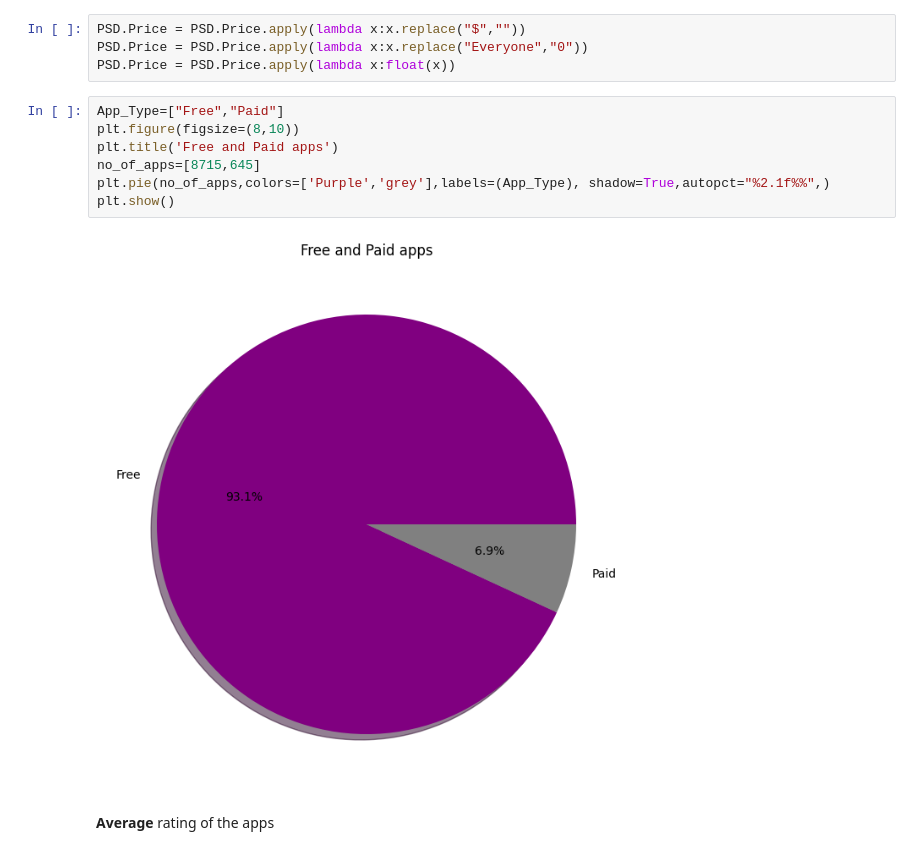
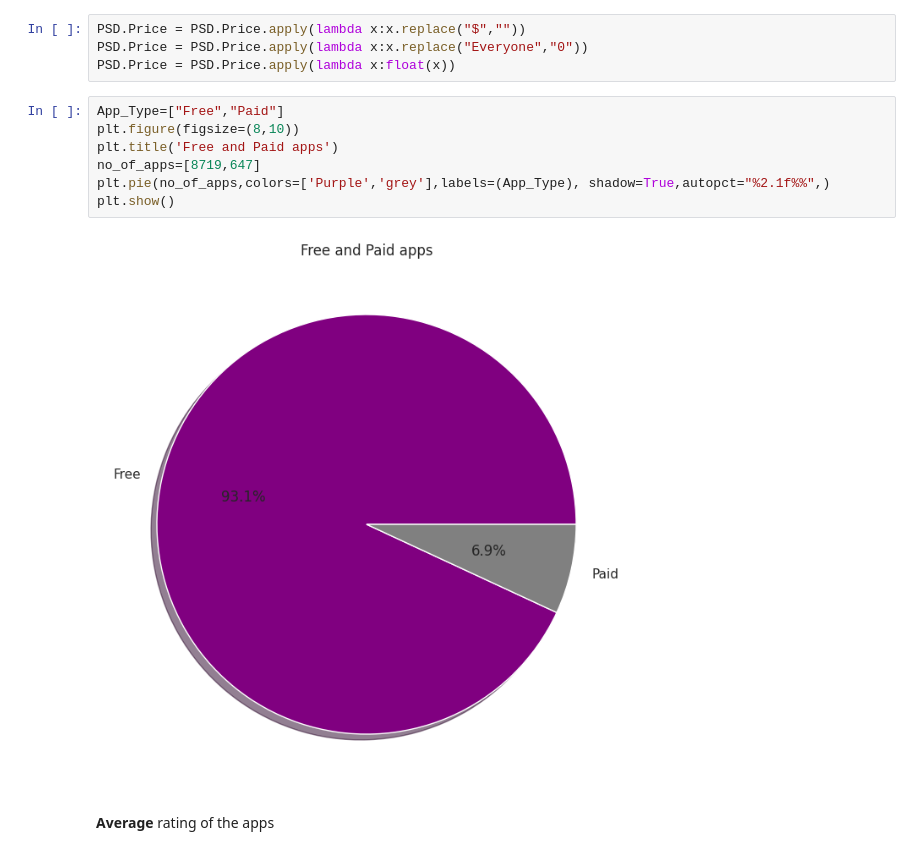
Before and after one commit to 31AKASh07/Playstore-App-analysis, a Jupyter notebook: PLAYSTORE.ipynb, the cells around one changed output. Cells and saved outputs as stored; diff of their text form.

```diff
--- a/PLAYSTORE.ipynb
+++ b/PLAYSTORE.ipynb
@@ -198,12 +198,12 @@ PSD.Price = PSD.Price.apply(lambda x:float(x))
 # %%
 App_Type=["Free","Paid"]
 plt.figure(figsize=(8,10))
 plt.title('Free and Paid apps')
-no_of_apps=[8715,645]
+no_of_apps=[8719,647]
 plt.pie(no_of_apps,colors=['Purple','grey'],labels=(App_Type), shadow=True,autopct="%2.1f%%",)
 plt.show()
 # %% [output]
-[figure, old version]
+[figure, new version]
 # %% [markdown]
 **Average** rating of the apps
 # %%
```
Also changed, not shown: parts of 3 cells of this notebook.
